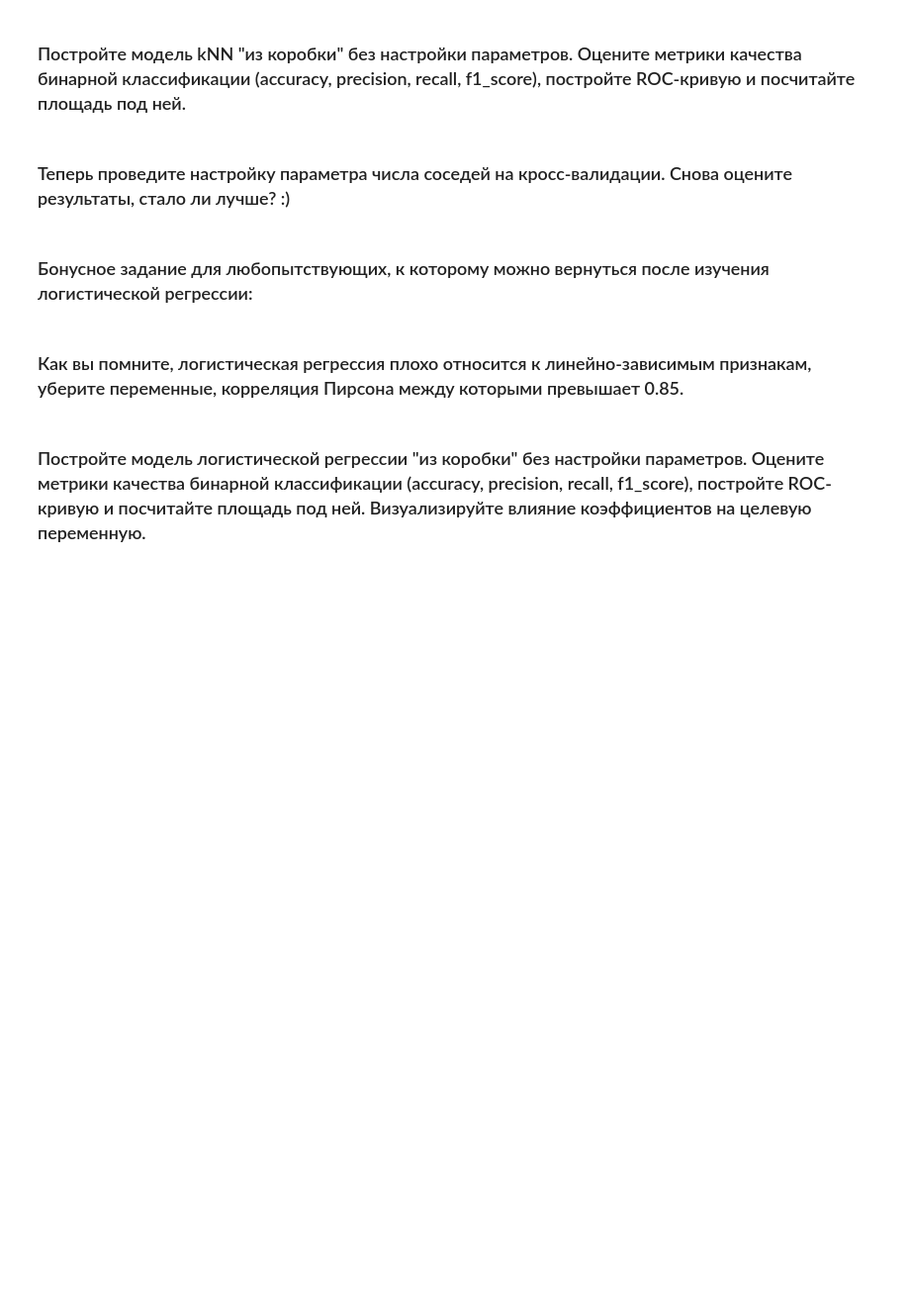
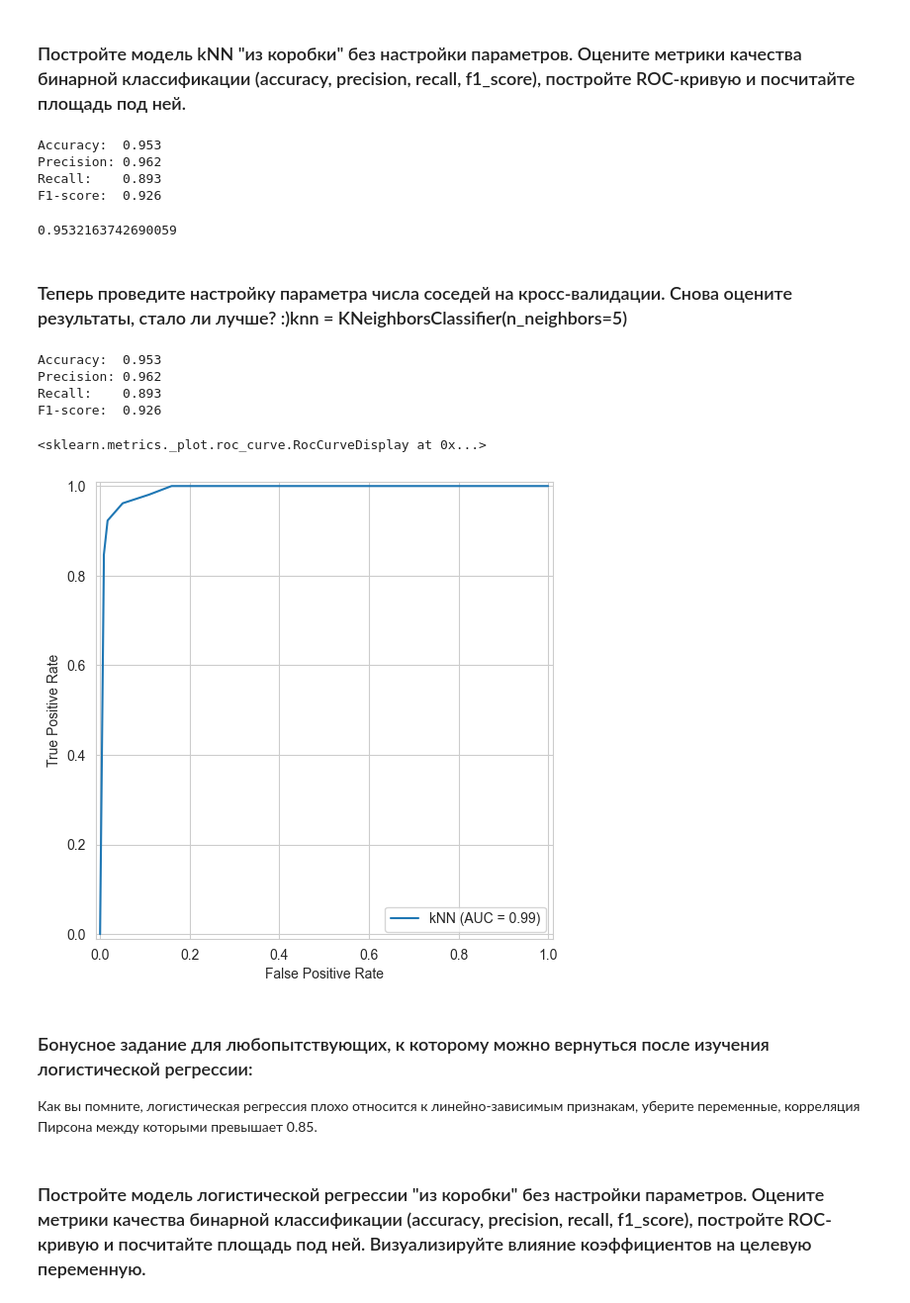
Before and after one commit to georgybarabanshchikov/otusmlbasic, a Jupyter notebook: hw-6/breast-cancer-wisconsin.ipynb, the cells around one changed output. Shown: that part at 99% size. Drawn from its saved outputs; the diff is of its cells as text; code cells hidden in the pictures; blank space fills up the shorter version.

```diff
--- a/hw-6/breast-cancer-wisconsin.ipynb
+++ b/hw-6/breast-cancer-wisconsin.ipynb
@@ -299,5 +298,9 @@ plt.show()
 # %% [markdown]
 ### Приведите все непрерывные переменные к одному масштабу при помощи стандартизации. Кратко поясните, почему стандартизация здесь нужна.
+# %%
+scaler = StandardScaler()
+X_train_scaled = scaler.fit_transform(X_train)
+X_test_scaled = scaler.transform(X_test)
 # %% [markdown]
 
 ### Постройте модель kNN "из коробки" без настройки параметров. Оцените метрики качества бинарной классификации (accuracy, precision, recall, f1_score), постройте ROC-кривую и посчитайте площадь под ней.
@@ -303,0 +317,10 @@ plt.show()
+# %%
+knn = KNeighborsClassifier()
+knn.fit(X_train_scaled, y_train)
+y_pred = knn.predict(X_test_scaled)
+quality(y_pred, y_test)
+# %% [output]
+Accuracy:  0.953
+Precision: 0.962
+Recall:    0.893
+F1-score:  0.926
@@ -304,9 +329,32 @@ plt.show()
+# %%
+knn.score(X_test_scaled, y_testnp)
+# %% [output]
+0.9532163742690059
 # %% [markdown]
 
-### Теперь проведите настройку параметра числа соседей на кросс-валидации. Снова оцените результаты, стало ли лучше? :)
+### Теперь проведите настройку параметра числа соседей на кросс-валидации. Снова оцените результаты, стало ли лучше? :)knn = KNeighborsClassifier(n_neighbors=5)
+# %%
+knn = KNeighborsClassifier(n_neighbors=7)
+knn.fit(X_train_scaled, y_train)
+y_pred = knn.predict(X_test_scaled)
+quality(y_pred, y_test)
+#лучше не стало
+# %% [output]
+Accuracy:  0.953
+Precision: 0.962
+Recall:    0.893
+F1-score:  0.926
+# %%
+y_pred_prob = knn.predict_proba(X_test_scaled)[:,1]
+# %%
+fpr, tpr, thresholds = roc_curve(y_test, y_pred_prob,pos_label='M')
+roc_auc = auc(fpr, tpr)
+display = RocCurveDisplay(fpr=fpr, tpr=tpr, roc_auc=roc_auc,estimator_name='kNN')
+display.plot()
+# %% [output]
+<sklearn.metrics._plot.roc_curve.RocCurveDisplay at 0x...>
+[figure, added]
 # %% [markdown]
 
 ### Бонусное задание для любопытствующих, к которому можно вернуться после изучения логистической регрессии:
+Как вы помните, логистическая регрессия плохо относится к линейно-зависимым признакам, уберите переменные, корреляция Пирсона между которыми превышает 0.85.
-# %% [markdown]
-
-### Как вы помните, логистическая регрессия плохо относится к линейно-зависимым признакам, уберите переменные, корреляция Пирсона между которыми превышает 0.85.
```
Also changed, not shown: parts of 10 cells of this notebook, 1 other file.
